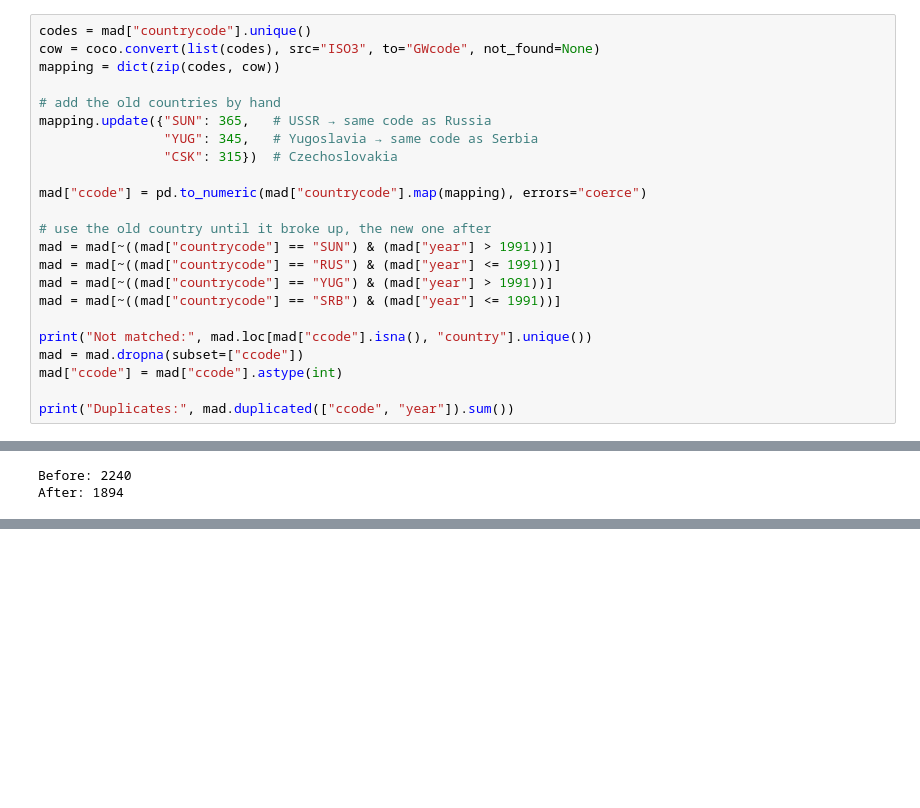
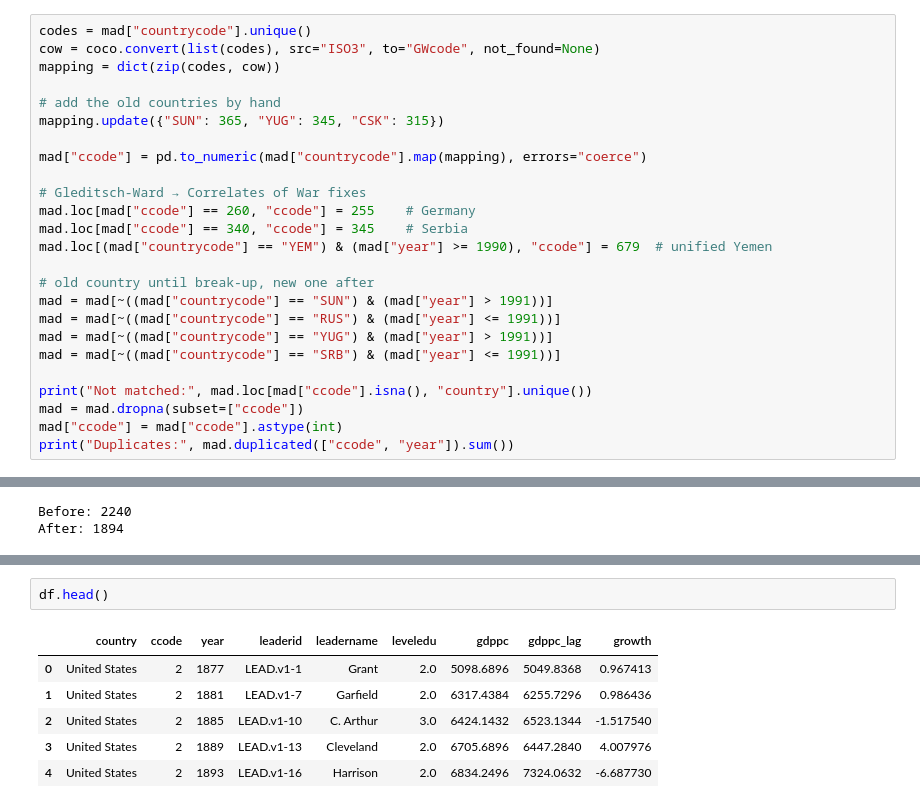
Before and after one commit to Arsen645/Leaders-background-analysis, a Jupyter notebook: Leaders_Education_Analysis.ipynb, the cells around one changed output, grey strips where cells are left out. Drawn from its saved outputs; the diff is of its cells as text; blank space fills up the shorter version.

```diff
--- a/Leaders_Education_Analysis.ipynb
+++ b/Leaders_Education_Analysis.ipynb
@@ -11,13 +28,16 @@ cow = coco.convert(list(codes), src="ISO3", to="GWcode", not_found=None)
 mapping = dict(zip(codes, cow))
 
 # add the old countries by hand
-mapping.update({"SUN": 365,   # USSR → same code as Russia
-                "YUG": 345,   # Yugoslavia → same code as Serbia
-                "CSK": 315})  # Czechoslovakia
+mapping.update({"SUN": 365, "YUG": 345, "CSK": 315})
 
 mad["ccode"] = pd.to_numeric(mad["countrycode"].map(mapping), errors="coerce")
 
-# use the old country until it broke up, the new one after
+# Gleditsch-Ward → Correlates of War fixes
+mad.loc[mad["ccode"] == 260, "ccode"] = 255    # Germany
+mad.loc[mad["ccode"] == 340, "ccode"] = 345    # Serbia
+mad.loc[(mad["countrycode"] == "YEM") & (mad["year"] >= 1990), "ccode"] = 679  # unified Yemen
+
+# old country until break-up, new one after
 mad = mad[~((mad["countrycode"] == "SUN") & (mad["year"] > 1991))]
 mad = mad[~((mad["countrycode"] == "RUS") & (mad["year"] <= 1991))]
 mad = mad[~((mad["countrycode"] == "YUG") & (mad["year"] > 1991))]
@@ -26,6 +46,5 @@ mad = mad[~((mad["countrycode"] == "SRB") & (mad["year"] <= 1991))]
 print("Not matched:", mad.loc[mad["ccode"].isna(), "country"].unique())
 mad = mad.dropna(subset=["ccode"])
 mad["ccode"] = mad["ccode"].astype(int)
-
 print("Duplicates:", mad.duplicated(["ccode", "year"]).sum())
 # %% [output]
@@ -144,3 +153,12 @@ min     -58.446661
 max      79.445322
 [interactive output not drawn]
 [interactive output not drawn]
+# %%
+df.head()
+# %% [output]
+|  | country | ccode | year | leaderid | leadername | leveledu | gdppc | gdppc_lag | growth |
+| 0 | United States | 2 | 1877 | LEAD.v1-1 | Grant | 2.0 | 5098.6896 | 5049.8368 | 0.967413 |
+| 1 | United States | 2 | 1881 | LEAD.v1-7 | Garfield | 2.0 | 6317.4384 | 6255.7296 | 0.986436 |
+| 2 | United States | 2 | 1885 | LEAD.v1-10 | C. Arthur | 3.0 | 6424.1432 | 6523.1344 | -1.517540 |
+| 3 | United States | 2 | 1889 | LEAD.v1-13 | Cleveland | 2.0 | 6705.6896 | 6447.2840 | 4.007976 |
+| 4 | United States | 2 | 1893 | LEAD.v1-16 | Harrison | 2.0 | 6834.2496 | 7324.0632 | -6.687730 |
```
Also changed, not shown: parts of 11 cells of this notebook.
